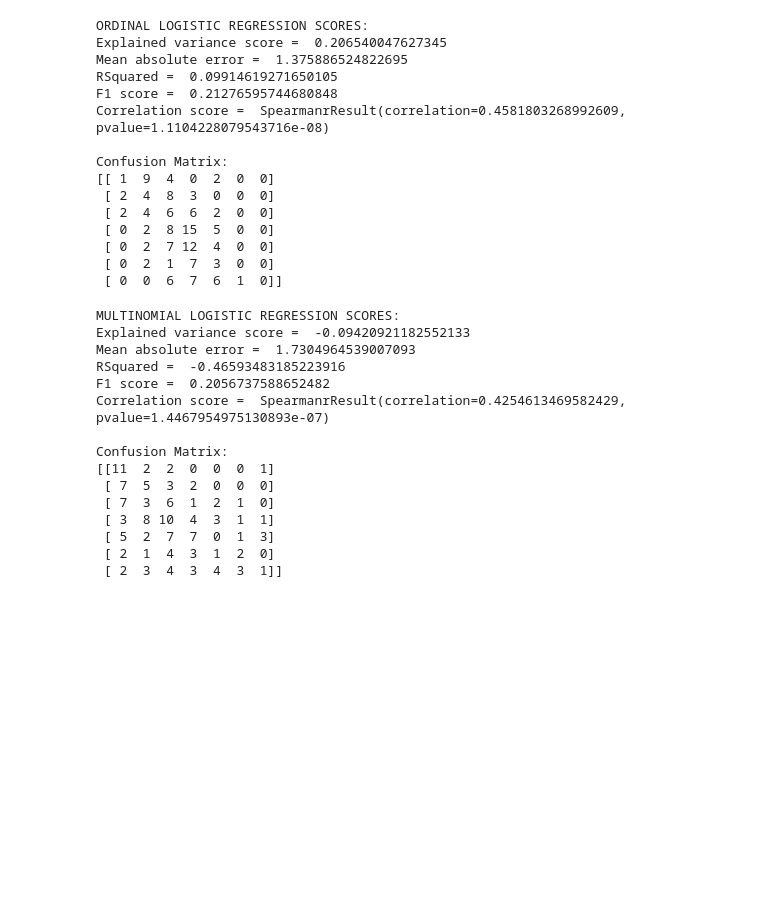
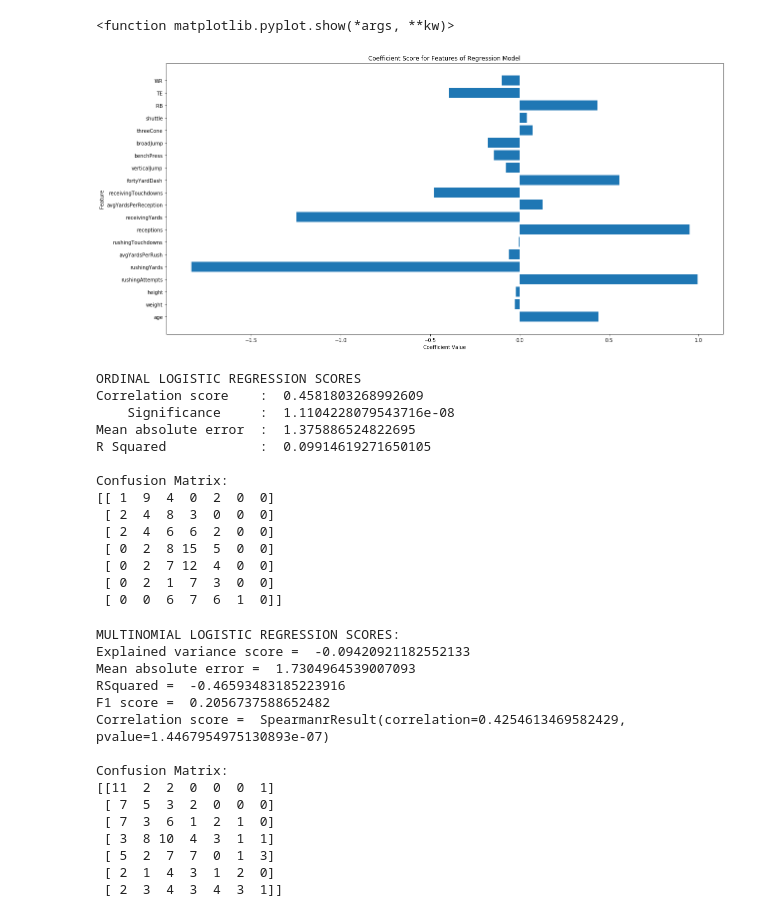
Before and after one commit to Dilan-P/PredictingTheNFLDraft, a Jupyter notebook: Creation and Analysis of Models.ipynb, the cells around one changed output. Saved outputs shown, nothing was run; the diff lists cells and outputs as text; code cells hidden in the pictures; blank space fills up the shorter version.

```diff
--- a/Creation and Analysis of Models.ipynb
+++ b/Creation and Analysis of Models.ipynb
@@ -165,6 +159,32 @@ Confusion Matrix:
  [ 0  3  6 11  5  0  0]
  [ 0  2  1  7  2  1  0]
  [ 0  0  6  7  6  1  0]]
+# %%
+#Calculate coefficients for each variable
+unshapedCoefficients = linearRegressionModel.coef_[0]
+unformattedCoefficients = np.reshape(unshapedCoefficients, (20,1))
+coefficients = []
+
+for number in unformattedCoefficients:
+    coefficients.append(number[0])
+
+unformattedFeatureNames = X.columns
+featureNames = unformattedFeatureNames.tolist()
+
+#create a dataframe to hold coefficient information
+coefFrame = pd.DataFrame({'Feature': featureNames, 'Coef': coefficients})
+
+plt.figure(figsize = (20,10))
+plt.barh(coefFrame['Feature'], coefFrame['Coef'])
+plt.title("Coefficient Score for Features of Regression Model")
+plt.xlabel("Coefficient Value")
+plt.ylabel("Feature")
+
+plt.savefig("Data Visualisation/Linear Regression Coefficients.png")
+plt.show
+# %% [output]
+<function matplotlib.pyplot.show(*args, **kw)>
+[figure, added]
 # %%
 #Create an ordinal logistic regression model and fit it to the training data
 ordinalLogisticModel = mord.OrdinalRidge()
@@ -173,32 +193,29 @@ ordinalLogisticModel.fit(X_Train, y_Train)
 #Create some predictions based on the ordinal logistic regression model
 ordinalLogisticPredictions = ordinalLogisticModel.predict(X_Test)
 
-print("ORDINAL LOGISTIC REGRESSION SCORES:")
-explainedVarianceScore = metrics.explained_variance_score(y_Test, ordinalLogisticPredictions)
-print("Explained variance score = ", explainedVarianceScore)
+print("ORDINAL LOGISTIC REGRESSION SCORES")
+# explainedVarianceScore = metrics.explained_variance_score(y_Test, ordinalLogisticPredictions)
+# print("Explained variance score = ", explainedVarianceScore)
+
+correlationScore = stats.spearmanr(y_Test, ordinalLogisticPredictions)
+print("Correlation score    : ", correlationScore.correlation)
+print("    Significance     : ", correlationScore.pvalue)
 
 meanAbsoluteError = metrics.mean_absolute_error(y_Test, ordinalLogisticPredictions)
-print("Mean absolute error = ", meanAbsoluteError)
+print("Mean absolute error  : ", meanAbsoluteError)
 
 rSquared = metrics.r2_score(y_Test, ordinalLogisticPredictions)
-print("RSquared = ", rSquared)
-
-f1Score = metrics.f1_score(y_Test, ordinalLogisticPredictions, average="micro")
-print("F1 score = ", f1Score)
-
-correlationScore = stats.spearmanr(y_Test, ordinalLogisticPredictions)
-print("Correlation score = ", correlationScore)
+print("R Squared            : ", rSquared)
 
 print()
 print('Confusion Matrix:')
 print(metrics.confusion_matrix(y_Test, ordinalLogisticPredictions))
 # %% [output]
-ORDINAL LOGISTIC REGRESSION SCORES:
-Explained variance score =  0.206540047627345
-Mean absolute error =  1.375886524822695
-RSquared =  0.09914619271650105
-F1 score =  0.21276595744680848
-Correlation score =  SpearmanrResult(correlation=0.4581803268992609, pvalue=1.1104228079543716e-08)
+ORDINAL LOGISTIC REGRESSION SCORES
+Correlation score    :  0.4581803268992609
+    Significance     :  1.1104228079543716e-08
+Mean absolute error  :  1.375886524822695
+R Squared            :  0.09914619271650105
 
 Confusion Matrix:
 [[ 1  9  4  0  2  0  0]
```
Also changed, not shown: parts of 6 cells of this notebook, 3 other files.
